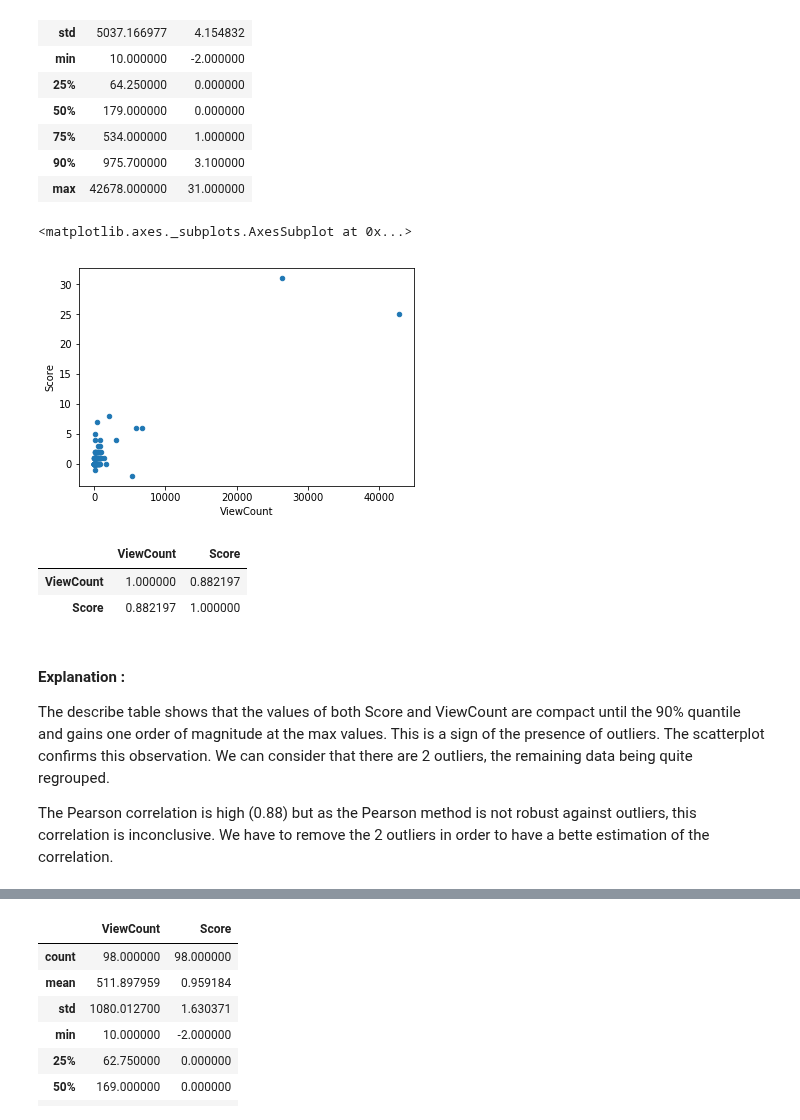
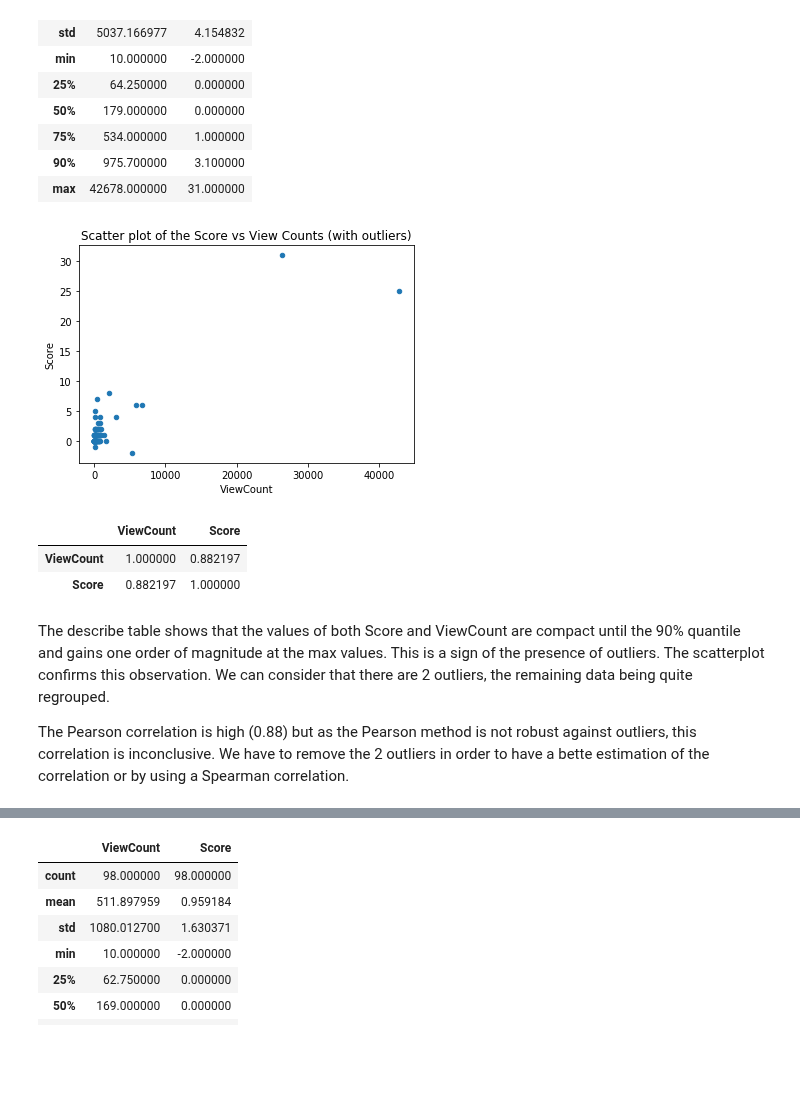
Before and after one commit to vbruttin/ada_homeworks, a Jupyter notebook: Homework3.ipynb, the cells around one changed output, grey strips where cells are left out. Cells and saved outputs as stored; diff of their text form; code cells hidden in the pictures; blank space fills up the shorter version.

```diff
--- a/Homework3.ipynb
+++ b/Homework3.ipynb
@@ -301,10 +293,10 @@ df_rndeff.describe(percentiles=[.25, .5, .75, .90])
 | 90% | 975.700000 | 3.100000 |
 | max | 42678.000000 | 31.000000 |
 # %%
-df_rndeff.plot.scatter(x='ViewCount', y='Score')
+df_rndeff.plot.scatter(x='ViewCount', y='Score');
+plt.title('Scatter plot of the Score vs View Counts (with outliers)');
 # %% [output]
-<matplotlib.axes._subplots.AxesSubplot at 0x...>
-[figure, old version]
+[figure, new version]
 # %%
 df_rndeff.corr(method='pearson')
 # %% [output]
@@ -312,10 +304,8 @@ df_rndeff.corr(method='pearson')
 | ViewCount | 1.000000 | 0.882197 |
 | Score | 0.882197 | 1.000000 |
 # %% [markdown]
-#### Explanation :
-
 The describe table shows that the values of both Score and ViewCount are compact until the 90% quantile and gains one order of magnitude at the max values. This is a sign of the presence of outliers. The scatterplot confirms this observation. We can consider that there are 2 outliers, the remaining data being quite regrouped.
 
-The Pearson correlation is high (0.88) but as the Pearson method is not robust against outliers, this correlation is inconclusive. We have to remove the 2 outliers in order to have a bette estimation of the correlation.
+The Pearson correlation is high (0.88) but as the Pearson method is not robust against outliers, this correlation is inconclusive. We have to remove the 2 outliers in order to have a bette estimation of the correlation or by using a Spearman correlation.
 # %%
 df_rndeff_nooutliers = df_rndeff.loc[df_rndeff.Score <= 10, :]
```
Also changed, not shown: parts of 25 cells of this notebook.
